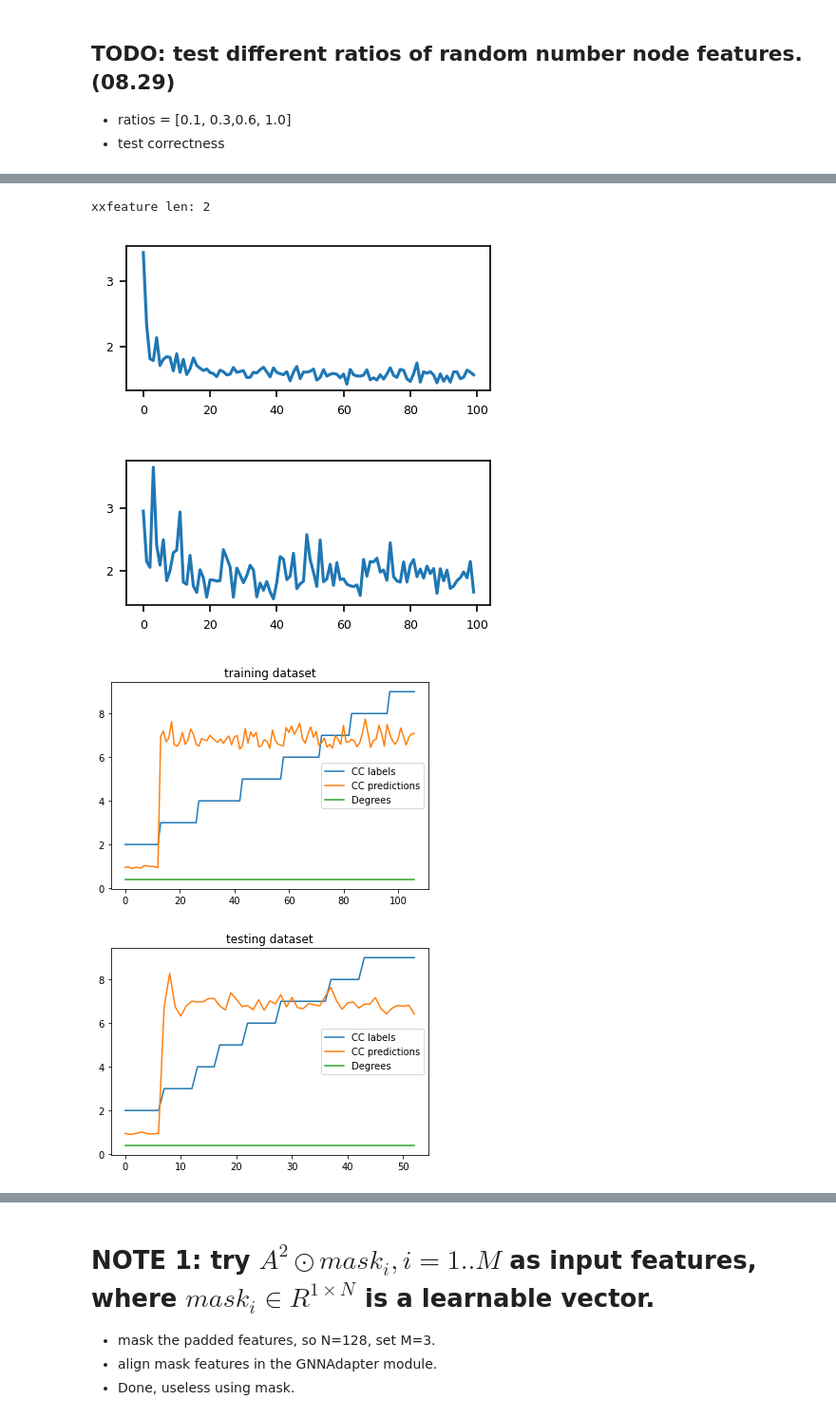
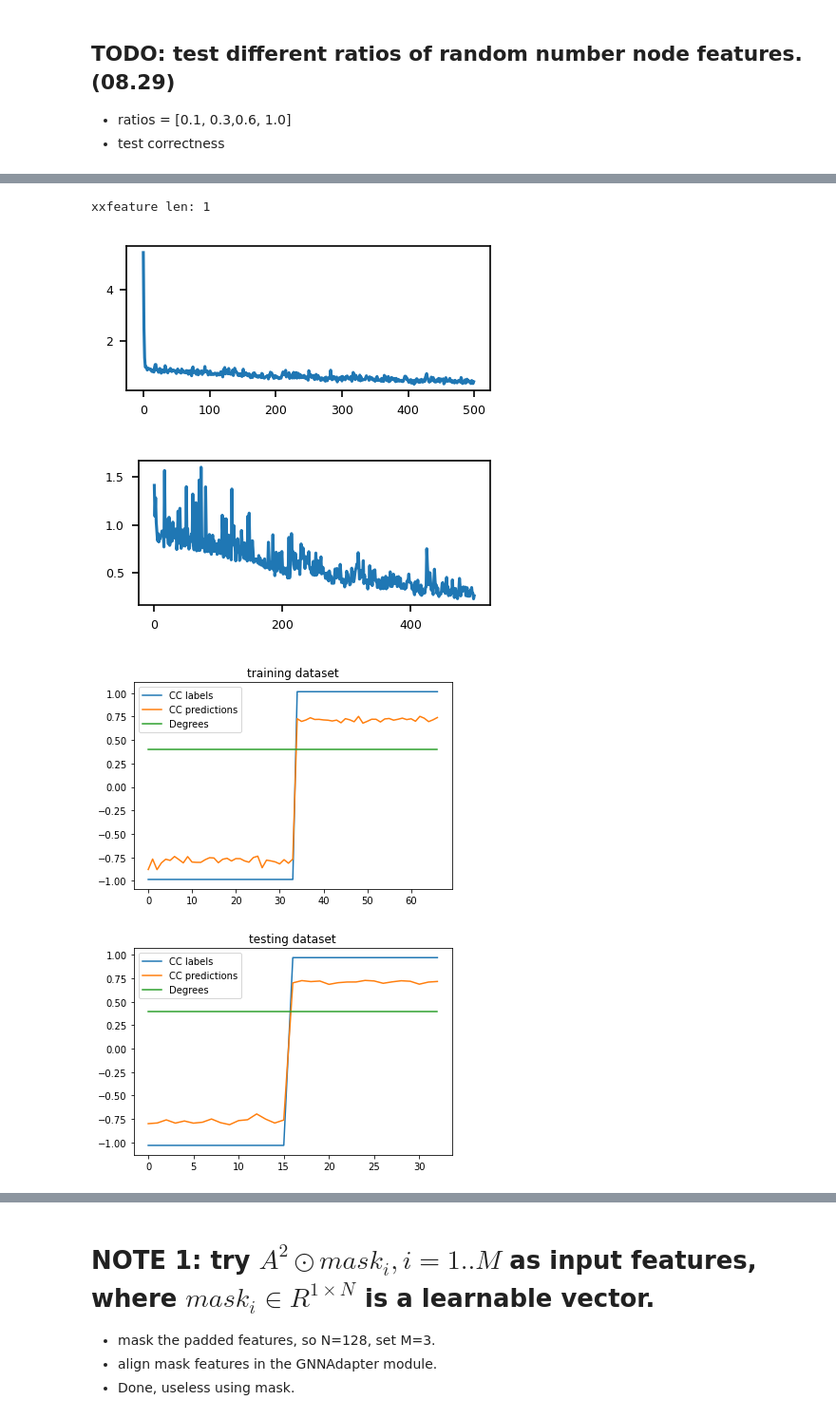
Before and after one commit to ICLab4DL/GNNBenchEffectiveness, a Jupyter notebook: benchmark_cc_d.ipynb, the cells around one changed output, grey strips where cells are left out. Shown at 95% size. Drawn from its saved outputs; the diff is of its cells as text; code cells hidden in the pictures.

Commit message:
use adam and converged

```diff
--- a/benchmark_cc_d.ipynb
+++ b/benchmark_cc_d.ipynb
@@ -1521,12 +1510,10 @@ cc_train_adjs, cc_train_y, cc_test_adjs, cc_test_y = generate_cc_no_degree_corr_
 plot_cc_degree_distribution(cc_train_adjs, cc_train_y)
 plot_cc_degree_distribution(cc_test_adjs, cc_test_y)
 # %%
-
 # Circulant graphs
 S = list(np.arange(2, 10))
-# S = [2,3]
-
-train_adjs, train_y, test_adjs, test_y = generate_circulant_graph_samples(each_class_num=20, N=41, S=S)
+S = [2,3]
+train_adjs, train_y, test_adjs, test_y = generate_circulant_graph_samples(each_class_num=50, N=41, S=S)
 # TODO: predict long cycles.
 plot_cc_degree_distribution(train_adjs, train_y)
 plot_cc_degree_distribution(test_adjs, test_y)
@@ -1616,7 +1607,7 @@ node_features = construct_node_features((train_adjs, None, test_adjs, None), nod
 cc_dataset = (train_adjs, train_y, test_adjs, test_y)
 # %%
 
-def train_cc_degree(cc_dataloader, feature_dim, lr=0.00001, gnn_name='gcn', epochs=300):
+def train_cc_degree(cc_dataloader, feature_dim, lr=0.00001, gnn_name='gcn', epochs=300, opt='sgd'):
     import models
     import utils
     importlib.reload(utils)
@@ -1635,7 +1626,7 @@ def train_cc_degree(cc_dataloader, feature_dim, lr=0.00001, gnn_name='gcn', epoc
                                     epoch=epochs,
                                     node_fea_dim=feature_dim,
                                     class_num=1,
-                                    node_num=40, lr=lr, is_regression=True, is_node_wise=False, opt='sgd')
+                                    node_num=40, lr=lr, is_regression=True, is_node_wise=False, opt=opt)
 
     cc_gnn_evls_train.append(train_evl)
     cc_gnn_evls_test.append(test_evl)
@@ -1660,6 +1651,7 @@ def plot_cc_degree_prediction(models_trained, cc_dataloader, adjs, adj_degree, g
 
     cc_train_preds = [cc_train_preds[i[-1]].item() for i in data_graphs_s_train]
 
+
     plt.figure()
     plt.plot(ccs, label='CC labels')
     plt.plot(cc_train_preds, label='CC predictions')
@@ -1689,10 +1681,12 @@ cc_dataloaders.append(assemble_dataloader(*construct_dataset(cc_dataset,
                             y_torch_type=torch.FloatTensor, sparse=True), cuda=False))
 # %%
 # NOTE: only all one and index features
-index_fea_train = composite_node_features(node_features[2][0], node_features[4][0], padding=False)
-index_fea_test = composite_node_features(node_features[2][1], node_features[4][1], padding=False)
+# index_fea_train = composite_node_features(node_features[2][0], node_features[4][0], padding=False)
+# index_fea_test = composite_node_features(node_features[2][1], node_features[4][1], padding=False)
 cc_dataloaders = []
-cc_dataloaders.append(assemble_dataloader(
-    *construct_dataset(cc_dataset, (index_fea_train, index_fea_test),
-                       y_torch_type=torch.FloatTensor, sparse=True), cuda=False))
+
+train_dataset, test_dataset, scalers, scalers_y = construct_dataset(cc_dataset, (node_features[4][0], node_features[4][1]),
+                       y_torch_type=torch.FloatTensor, sparse=True, K=2)
+
+cc_dataloaders.append(assemble_dataloader(train_dataset, test_dataset , cuda=False))
 # %% [output]
@@ -1700,18 +1708,22 @@ feature len: 2
 # %%
 # NOTE: Circulant graphs, 09.04, only index features.
 # NOTE: mean pool
+train_y_norm = scalers_y[0].transform(train_y)
+test_y_norm = scalers_y[1].transform(test_y)
+
 for cc_dataloader in cc_dataloaders:
     fea_len = cc_dataloader[0].dataset.x[0].get_node_features().shape[-1]
     print('xxfeature len:', fea_len)
-    models_trained = train_cc_degree(cc_dataloader, feature_dim=fea_len, lr=0.002, gnn_name='sparse_gin',epochs=100)
-    plot_cc_degree_prediction(models_trained, cc_dataloader[0], train_adjs, train_y, 'training dataset')
-    plot_cc_degree_prediction(models_trained, cc_dataloader[1], test_adjs, test_y, 'testing dataset')
+    models_trained = train_cc_degree(cc_dataloader, feature_dim=fea_len, lr=0.001,
+                                     gnn_name='sparse_gin',epochs=500, opt='adam')
+    plot_cc_degree_prediction(models_trained, cc_dataloader[0], train_adjs, train_y_norm, 'training dataset')
+    plot_cc_degree_prediction(models_trained, cc_dataloader[1], test_adjs, test_y_norm, 'testing dataset')
 # %% [output]
-xxfeature len: 2
+xxfeature len: 1
-[figure, old version]
+[figure, new version]
-[figure, old version]
+[figure, new version]
-[figure, old version]
+[figure, new version]
-[figure, old version]
+[figure, new version]
 # %%
 # NOTE: Circulant graphs, 09.04, try cycles features.
 # NOTE: mean pool
```
Also changed, not shown: parts of 14 cells of this notebook, 1 other file.
